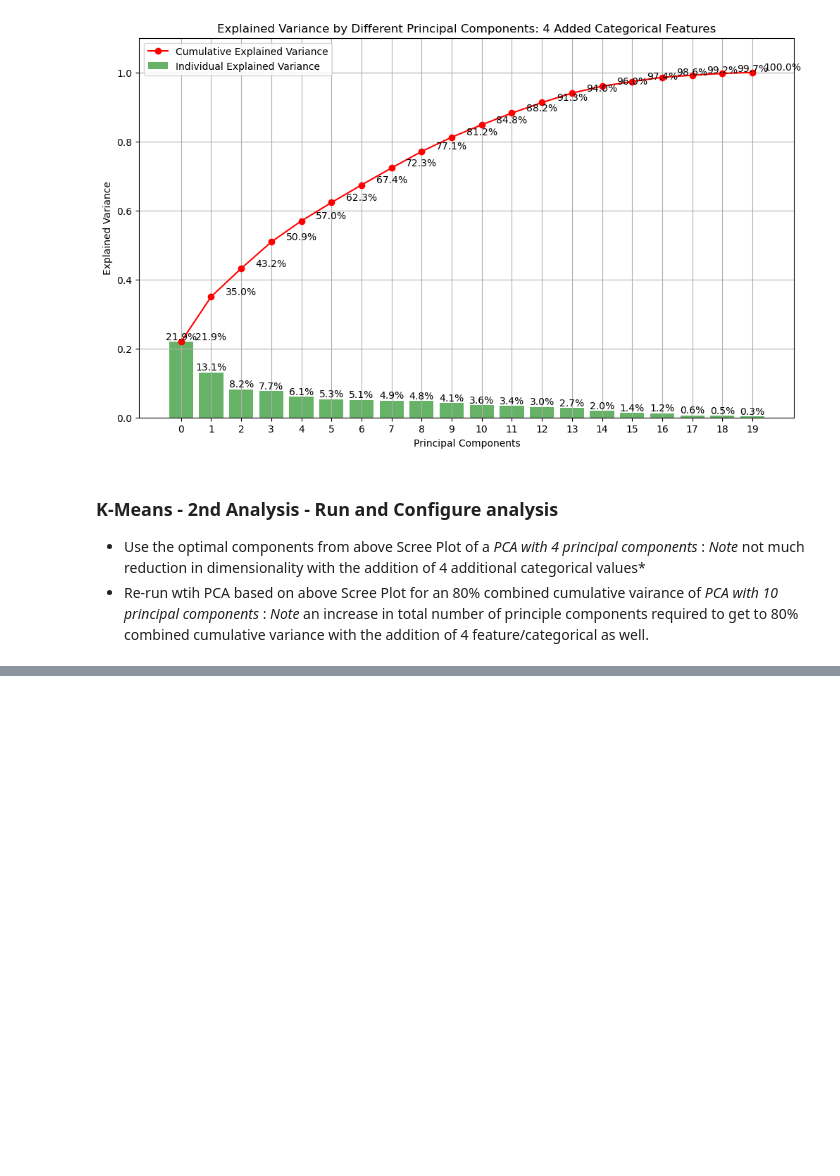
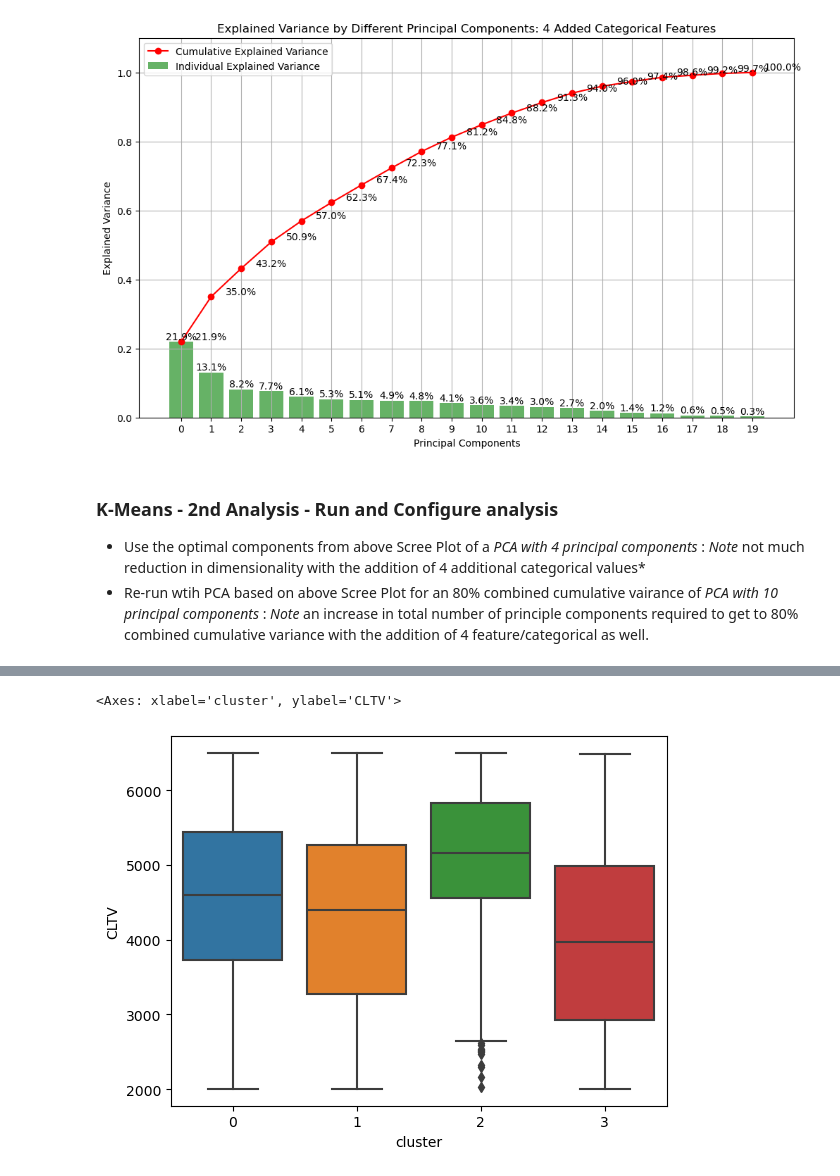
Before and after one commit to kesavan2017/ucbe-AIML-tryit-exercise-62, a Jupyter notebook: tryit_6.2.ipynb, the cells around one changed output, grey strips where cells are left out. Drawn from its saved outputs; the diff is of its cells as text; code cells hidden in the pictures; blank space fills up the shorter version.

```diff
--- a/tryit_6.2.ipynb
+++ b/tryit_6.2.ipynb
@@ -640,7 +640,7 @@ df_clustered_2 = df_clean_nona_2
 df_clustered_2['cluster'] = ''
 
 
-kmeans_2 = KMeans(n_clusters=4, init='k-means++').fit(components_3)
+kmeans_2 = KMeans(n_clusters=4, init='k-means++', verbose=True).fit(components_3)
 
 print(type(kmeans_2))
 print(kmeans_2.labels_)
@@ -672,0 +694,5 @@ memory usage: 1.1 MB
+# %%
+sns.boxplot(x='cluster', y='CLTV', data=df_clustered_2)
+# %% [output]
+<Axes: xlabel='cluster', ylabel='CLTV'>
+[figure, added]
```
Also changed, not shown: parts of 13 cells of this notebook.
